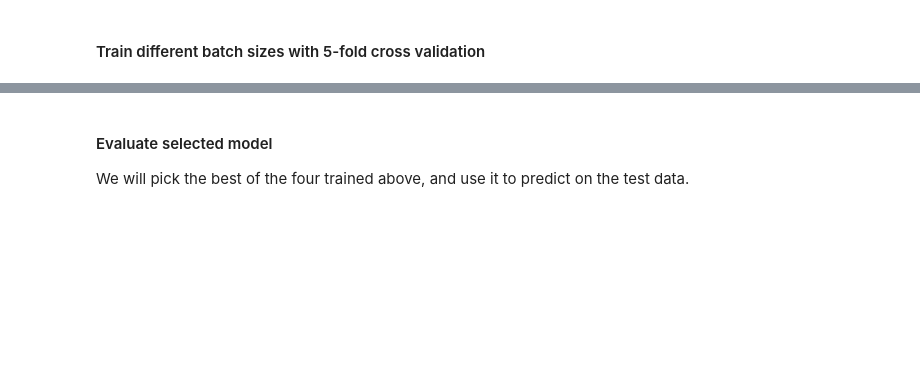
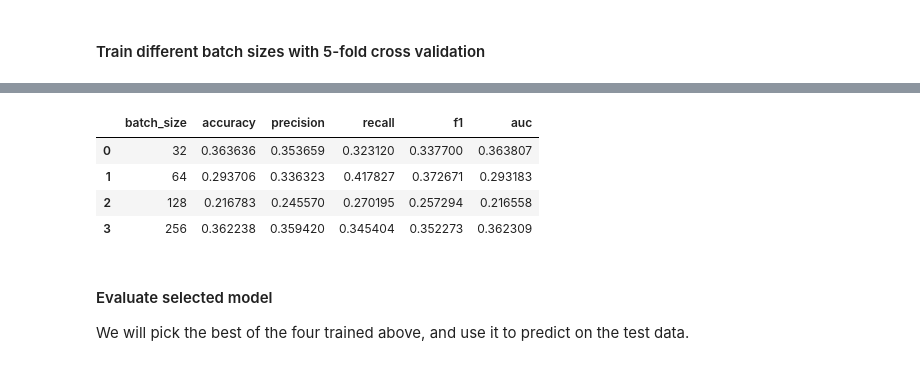
Before and after one commit to karencfisher/AI-Academy-ML-capstone, a Jupyter notebook: Project/time_reconstructed_BiLSTM.ipynb, the cells around one changed output, grey strips where cells are left out. Cells and saved outputs as stored; diff of their text form; code cells hidden in the pictures; blank space fills up the shorter version.

```diff
--- a/Project/time_reconstructed_BiLSTM.ipynb
+++ b/Project/time_reconstructed_BiLSTM.ipynb
@@ -81,7 +109,7 @@ for batch_size in batch_sizes:
     metrics['batch_size'] = batch_size
     results.append(metrics)
 
-    model_path = os.path.join('./LSTM/bi_results', f'LSTM{batch_size}.h5')
+    model_path = os.path.join('/content/drive/MyDrive/LSTM', f'LSTM{batch_size}.h5')
     clf.model.save(model_path)
 
 elapsed_time = time.time() - start_time
@@ -93,7 +121,7 @@ min = int(elapsed_time // 60)
 sec = elapsed_time % 60
 print(f'Total time: {hr:02d}:{min:02d}:{sec:0.2f}')
 
-result_path = os.path.join('./LSTM/bi_results', 'results.csv')
+result_path = os.path.join('/content/drive/MyDrive/LSTM', 'results.csv')
 results_df.to_csv(result_path)
 results_df
 # %% [output]
@@ -105,3 +145,8 @@ Epoch 2/10
+|  | batch_size | accuracy | precision | recall | f1 | auc |
+| 0 | 32 | 0.363636 | 0.353659 | 0.323120 | 0.337700 | 0.363807 |
+| 1 | 64 | 0.293706 | 0.336323 | 0.417827 | 0.372671 | 0.293183 |
+| 2 | 128 | 0.216783 | 0.245570 | 0.270195 | 0.257294 | 0.216558 |
+| 3 | 256 | 0.362238 | 0.359420 | 0.345404 | 0.352273 | 0.362309 |
 # %% [markdown]
 #### Evaluate selected model
 
```
Also changed, not shown: parts of 5 cells of this notebook.
